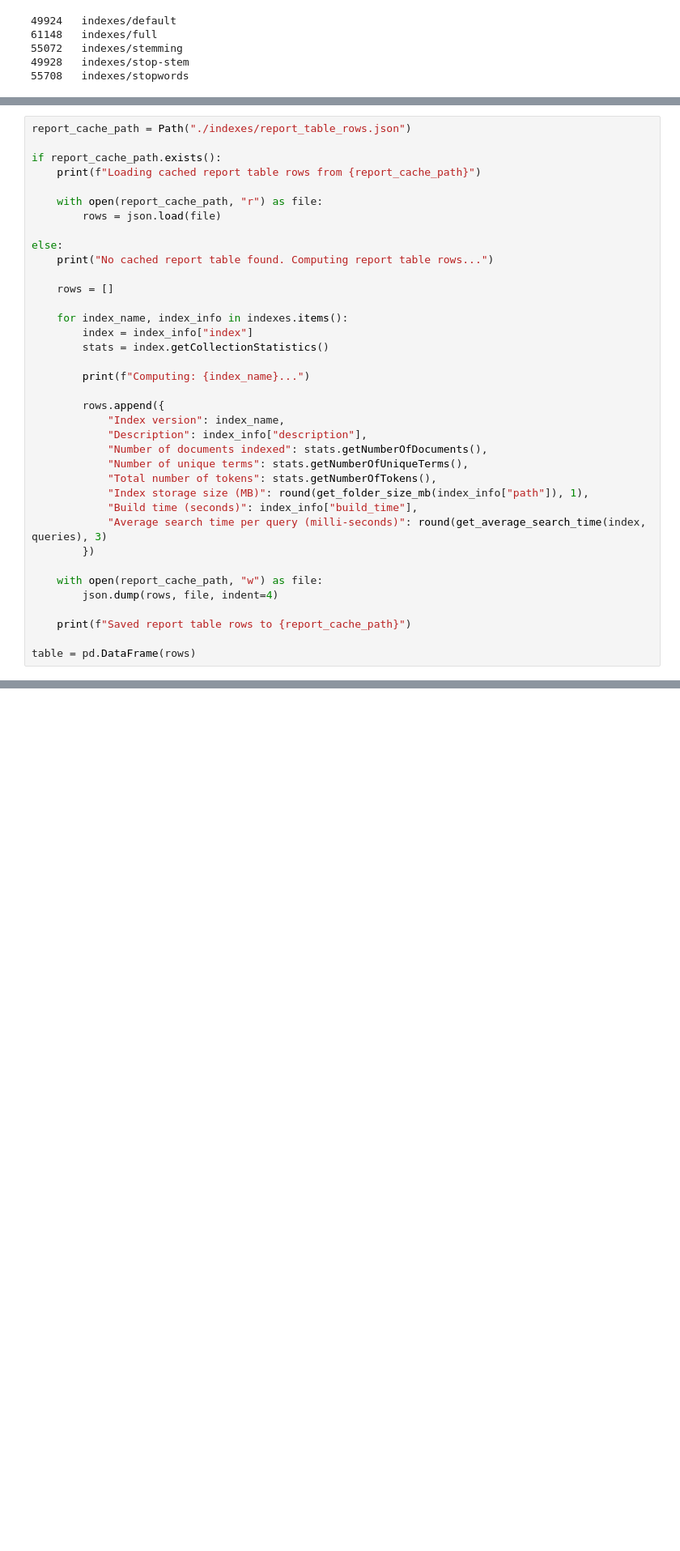
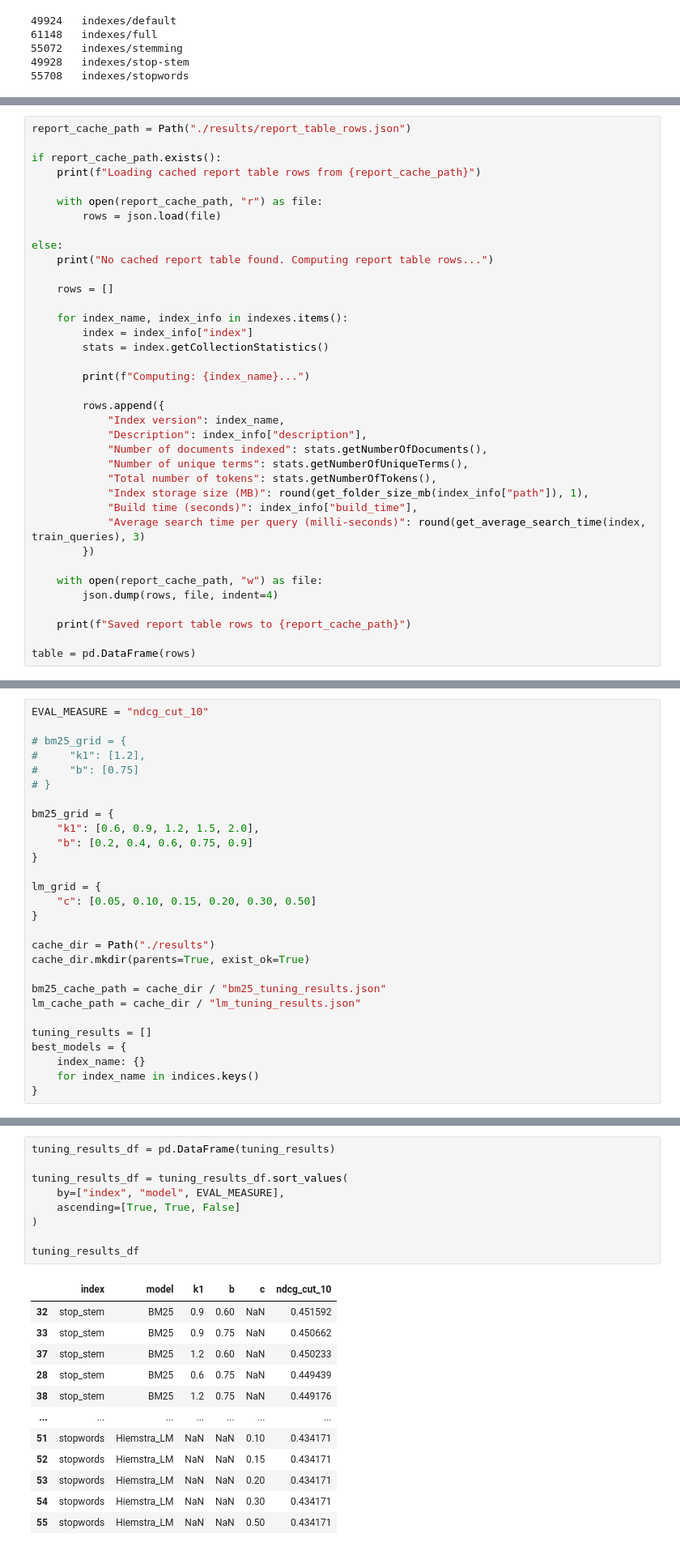
Before and after one commit to Legenden84/search-engines, a Jupyter notebook: notebooks/se_project.ipynb, the cells around one changed output, grey strips where cells are left out. Shown at 81% size. Saved outputs shown, nothing was run; the diff lists cells and outputs as text; blank space fills up the shorter version.

```diff
--- a/notebooks/se_project.ipynb
+++ b/notebooks/se_project.ipynb
@@ -638,7 +645,7 @@ indexes = {
     }
 }
 # %%
-report_cache_path = Path("./indexes/report_table_rows.json")
+report_cache_path = Path("./results/report_table_rows.json")
 
 if report_cache_path.exists():
     print(f"Loading cached report table rows from {report_cache_path}")
@@ -665,7 +672,7 @@ else:
             "Total number of tokens": stats.getNumberOfTokens(),
             "Index storage size (MB)": round(get_folder_size_mb(index_info["path"]), 1),
             "Build time (seconds)": index_info["build_time"],
-            "Average search time per query (milli-seconds)": round(get_average_search_time(index, queries), 3)
+            "Average search time per query (milli-seconds)": round(get_average_search_time(index, train_queries), 3)
         })
 
     with open(report_cache_path, "w") as file:
@@ -828,0 +760,28 @@ len(np.nonzero(freq_term_doc)[0]) == indexStats.numberOfPointers
+# %%
+EVAL_MEASURE = "ndcg_cut_10"
+
+# bm25_grid = {
+#     "k1": [1.2],
+#     "b": [0.75]
+# }
+
+bm25_grid = {
+    "k1": [0.6, 0.9, 1.2, 1.5, 2.0],
+    "b": [0.2, 0.4, 0.6, 0.75, 0.9]
+}
+
+lm_grid = {
+    "c": [0.05, 0.10, 0.15, 0.20, 0.30, 0.50]
+}
+
+cache_dir = Path("./results")
+cache_dir.mkdir(parents=True, exist_ok=True)
+
+bm25_cache_path = cache_dir / "bm25_tuning_results.json"
+lm_cache_path = cache_dir / "lm_tuning_results.json"
+
+tuning_results = []
+best_models = {
+    index_name: {}
+    for index_name in indices.keys()
+}
@@ -828,0 +996,22 @@ len(np.nonzero(freq_term_doc)[0]) == indexStats.numberOfPointers
+# %%
+tuning_results_df = pd.DataFrame(tuning_results)
+
+tuning_results_df = tuning_results_df.sort_values(
+    by=["index", "model", EVAL_MEASURE],
+    ascending=[True, True, False]
+)
+
+tuning_results_df
+# %% [output]
+|  | index | model | k1 | b | c | ndcg_cut_10 |
+| 32 | stop_stem | BM25 | 0.9 | 0.60 | NaN | 0.451592 |
+| 33 | stop_stem | BM25 | 0.9 | 0.75 | NaN | 0.450662 |
+| 37 | stop_stem | BM25 | 1.2 | 0.60 | NaN | 0.450233 |
+| 28 | stop_stem | BM25 | 0.6 | 0.75 | NaN | 0.449439 |
+| 38 | stop_stem | BM25 | 1.2 | 0.75 | NaN | 0.449176 |
+| ... | ... | ... | ... | ... | ... | ... |
+| 51 | stopwords | Hiemstra_LM | NaN | NaN | 0.10 | 0.434171 |
+| 52 | stopwords | Hiemstra_LM | NaN | NaN | 0.15 | 0.434171 |
+| 53 | stopwords | Hiemstra_LM | NaN | NaN | 0.20 | 0.434171 |
+| 54 | stopwords | Hiemstra_LM | NaN | NaN | 0.30 | 0.434171 |
+| 55 | stopwords | Hiemstra_LM | NaN | NaN | 0.50 | 0.434171 |
```
Also changed, not shown: parts of 49 cells of this notebook, 2 other files.
